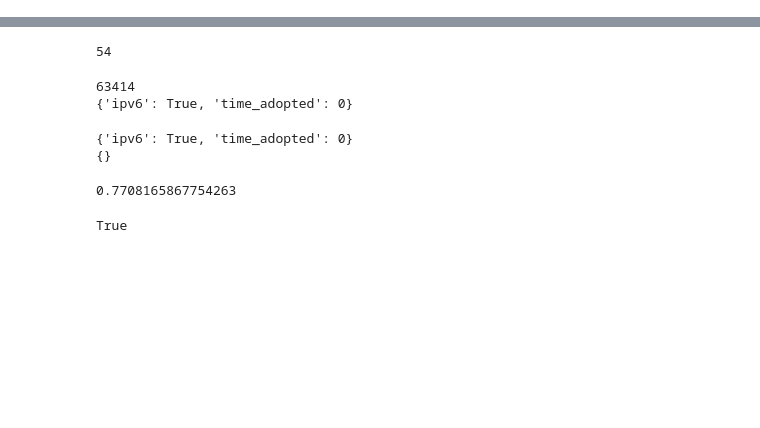
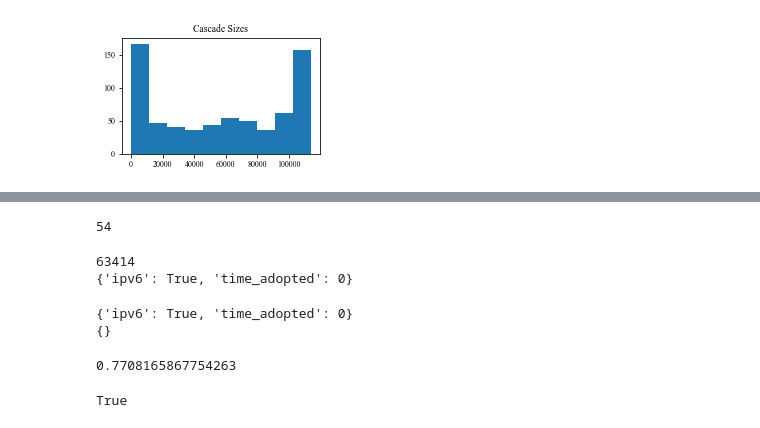
Before and after one commit to leslierice1/15744_project_ipv6_cascades, a Jupyter notebook: cascade-experiments.ipynb, the cells around one changed output, grey strips where cells are left out. Drawn from its saved outputs; the diff is of its cells as text; code cells hidden in the pictures; blank space fills up the shorter version.

```diff
--- a/cascade-experiments.ipynb
+++ b/cascade-experiments.ipynb
@@ -340,0 +318,4 @@ plt.hist(cascade_depths, bins=30)
+# %%
+plot_histogram(cascade_sizes, 'figures/cascade_sizes.pdf', 'Cascade Sizes', 10)
+# %% [output]
+[figure, added]
```
Also changed, not shown: parts of 24 cells of this notebook, 10 other files.
